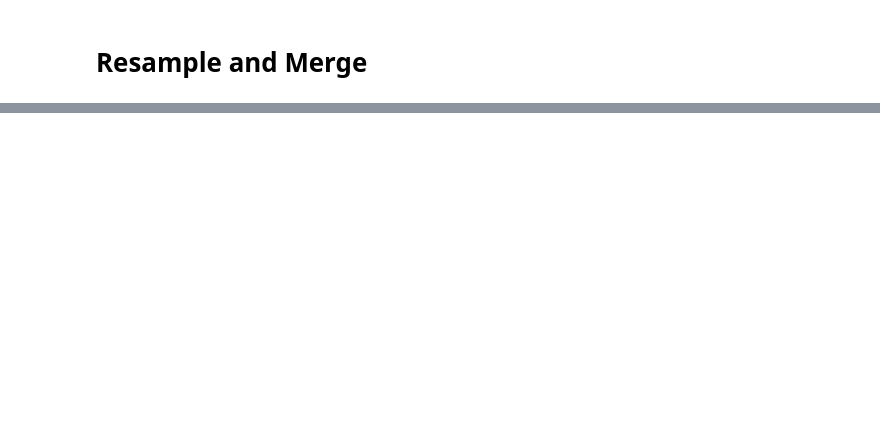
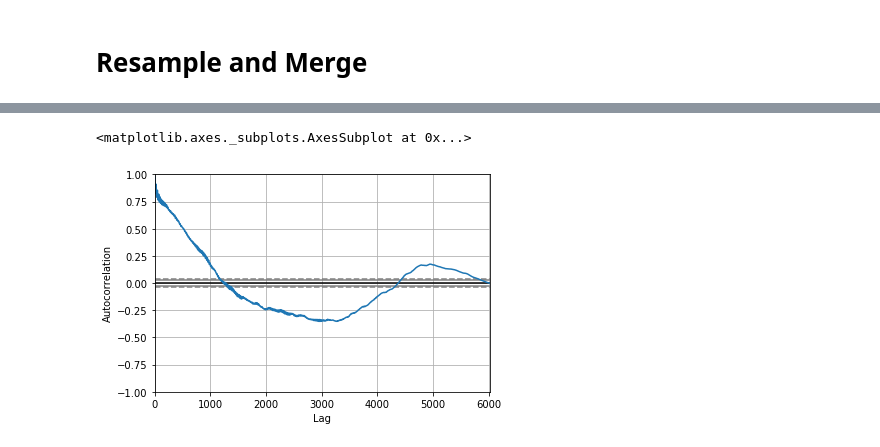
Before and after one commit to GeorgesAlkhouri/golddust, a Jupyter notebook: jupyter/BTW.ipynb, the cells around one changed output, grey strips where cells are left out. Cells and saved outputs as stored; diff of their text form; code cells hidden in the pictures; blank space fills up the shorter version.

```diff
--- a/jupyter/BTW.ipynb
+++ b/jupyter/BTW.ipynb
@@ -290,0 +391,5 @@ d[0:2]
+# %%
+autocorrelation_plot(d['temperature'])
+# %% [output]
+<matplotlib.axes._subplots.AxesSubplot at 0x...>
+[figure, added]
```
Also changed, not shown: parts of 31 cells of this notebook.
